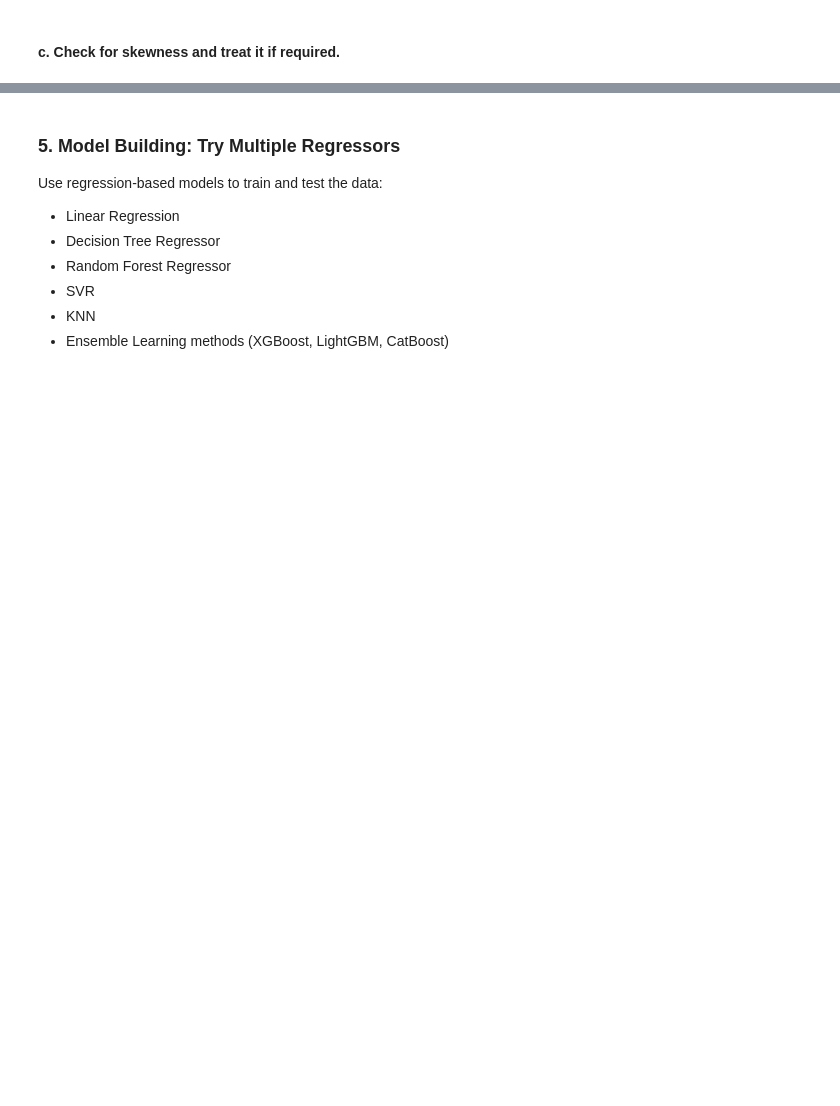
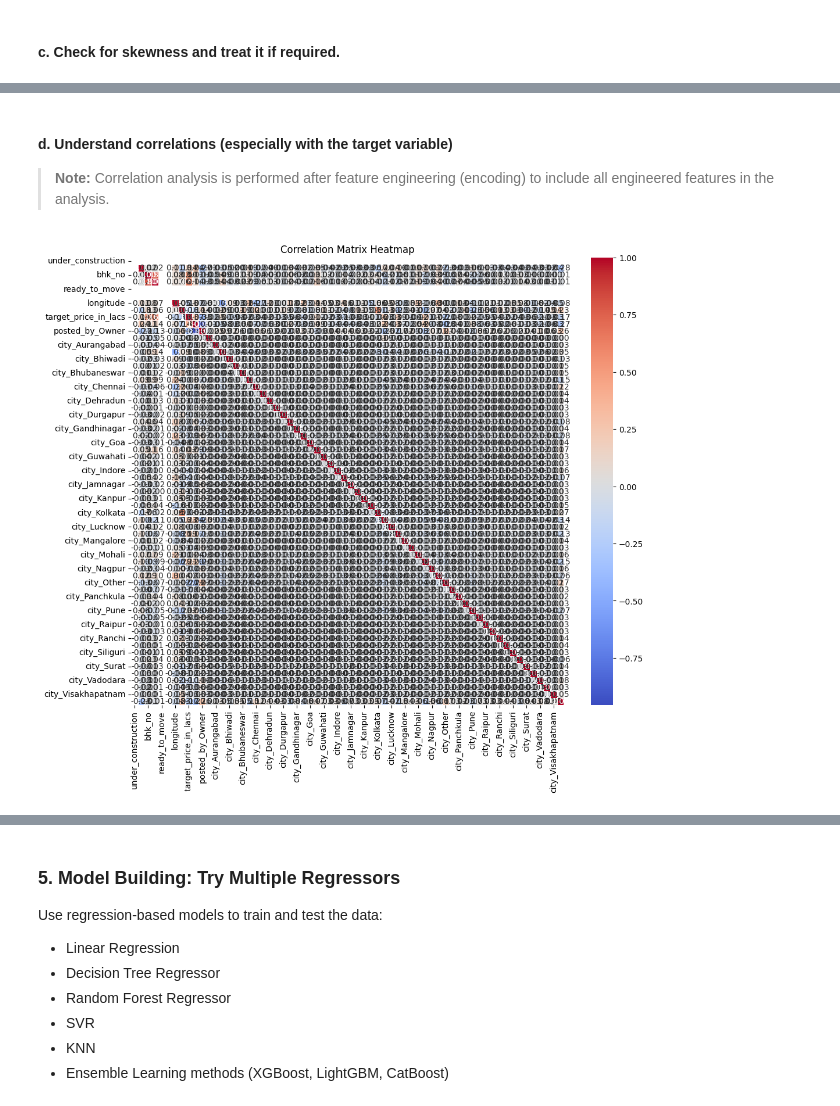
Before and after one commit to nagapavan/capstone-projects, a Jupyter notebook: capstone1/Property_Price_Prediction/property_price_prediction_capstone_notebook.ipynb, the cells around one changed output, grey strips where cells are left out. Cells and saved outputs as stored; diff of their text form; code cells hidden in the pictures; blank space fills up the shorter version.

```diff
--- a/capstone1/Property_Price_Prediction/property_price_prediction_capstone_notebook.ipynb
+++ b/capstone1/Property_Price_Prediction/property_price_prediction_capstone_notebook.ipynb
@@ -267,0 +360,4 @@ for column in cat_cols:
+# %%
+# split the address column into city and locality
+property_df[['locality', 'city']] = property_df['address'].str.split(',', n=1, expand=True)
+property_df.drop('address', axis=1, inplace=True)
@@ -268,5 +419,9 @@ for column in cat_cols:
 # %% [markdown]
 #### b. Feature scaling for numerical values
 # %%
-# Feature scaling for numerical values
-# TODO: Use StandardScaler or MinMaxScaler on numerical columns (excluding the target variable if not needed)
+# Feature scaling for numerical values (Excluding the target variable)
+scaler = StandardScaler()
+features_to_scale = [col for col in num_cols if col != 'target_price_in_lacs']
+
+property_df[features_to_scale] = scaler.fit_transform(property_df[features_to_scale])
+print("Information of the dataset after scaling:", property_df.info())
@@ -277,0 +448,9 @@ for column in cat_cols:
+# %%
+# skewness and kurtosis
+skew_kurt = property_df[num_cols].agg(['skew', 'kurtosis'])
+print("\nSkewness and Kurtosis of numeric features:\n", skew_kurt)
+
+# transform skewed features if necessary (e.g., log transformation for right-skewed data)
+skewed_features = skew_kurt.loc['skew'].abs() > 1
+for feature in skewed_features.index[skewed_features]: # type: ignore
+    property_df[feature] = np.log1p(property_df[feature])
@@ -277,0 +466,15 @@ for column in cat_cols:
+# %% [markdown]
+#### d. Understand correlations (especially with the target variable)
+
+> **Note:** Correlation analysis is performed after feature engineering (encoding) to include all engineered features in the analysis.
+# %%
+# Find correlation matrix
+# Calculate the correlation matrix
+correlation_matrix = property_df.corr()
+# Visualize the correlation matrix using a heatmap
+plt.figure(figsize=(12, 10))
+sns.heatmap(correlation_matrix, annot=True, cmap='coolwarm', fmt='.2f', linewidths=0.5)
+plt.title('Correlation Matrix Heatmap')
+plt.show()
+# %% [output]
+[figure, added]
```
Also changed, not shown: parts of 47 cells of this notebook, 14 other files.
